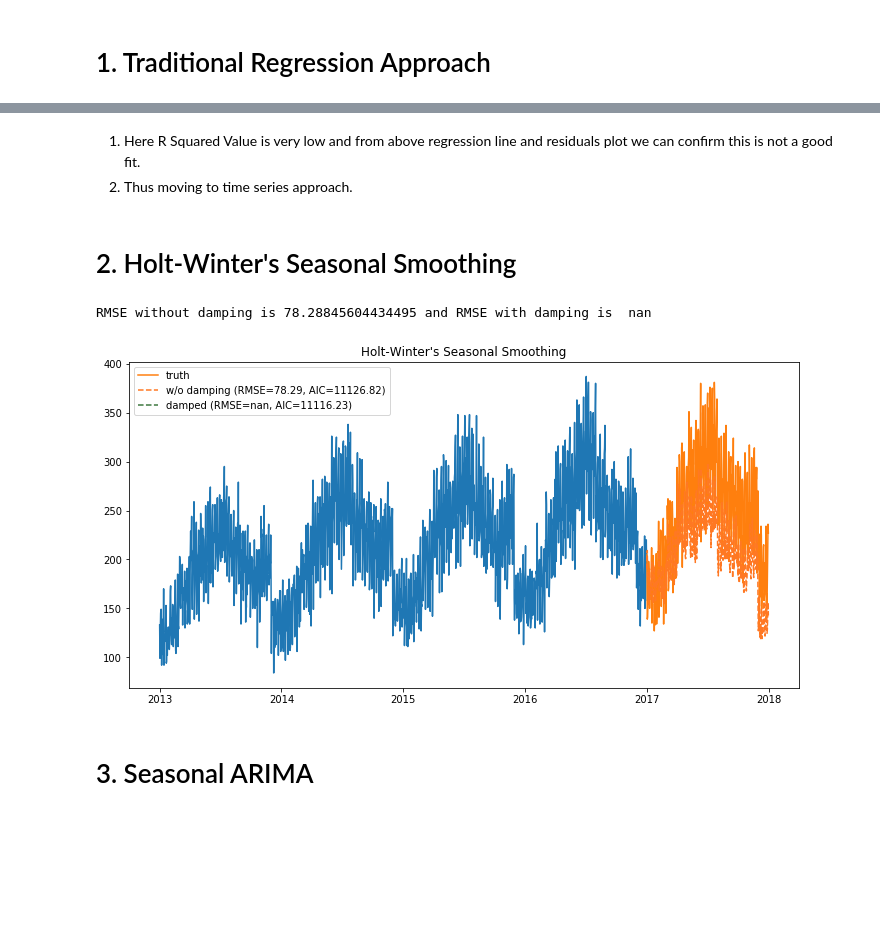
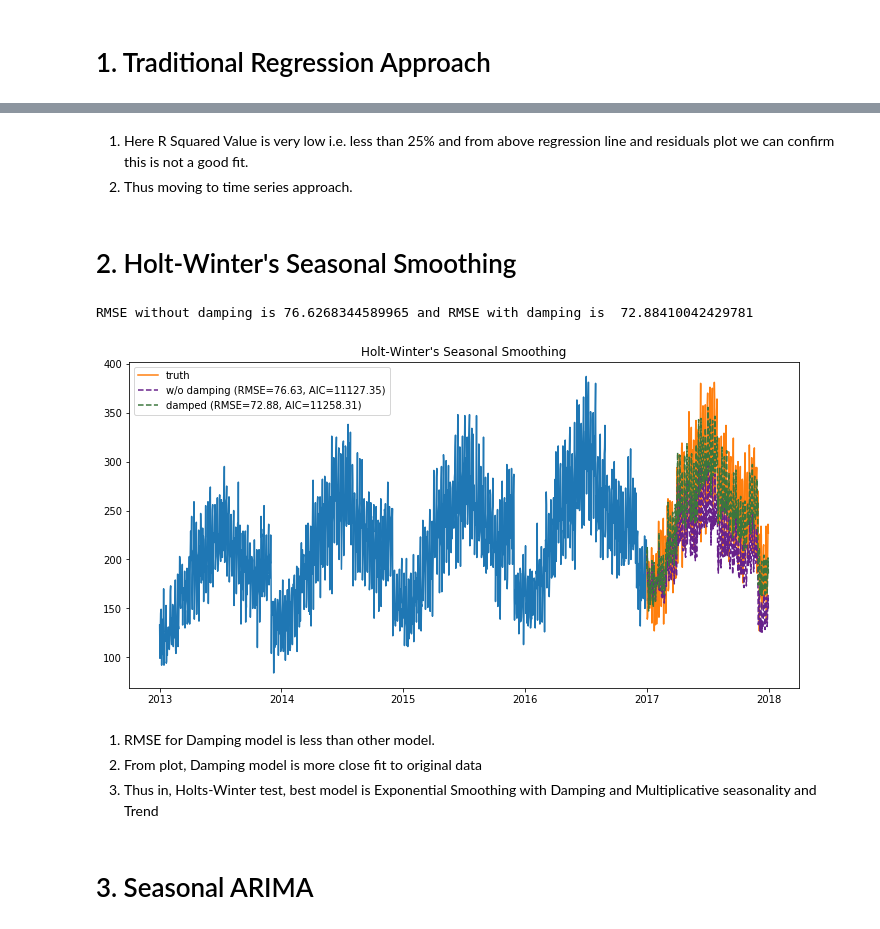
Before and after one commit to khillares/Sales-Prediction-SARIMA, a Jupyter notebook: KhillareS_SARIMA_Time_Series_Work.ipynb, the cells around one changed output, grey strips where cells are left out. Cells and saved outputs as stored; diff of their text form; code cells hidden in the pictures; blank space fills up the shorter version.

Commit message:
Sales Prediction in Seasonal Time Series

```diff
--- a/KhillareS_SARIMA_Time_Series_Work.ipynb
+++ b/KhillareS_SARIMA_Time_Series_Work.ipynb
@@ -92,0 +95,14 @@ indexedDataset.plot(figsize=(12,3));
+# %%
+#Rolling Statistics over period of 365 days
+RolMean=Stat_Check.rolling(window=365).mean()
+RolStd=Stat_Check.rolling(window=365).std()
+rcParams['figure.figsize']=15,8
+#print(RolMean,RolStd)
+
+#Plotting ROlling Statistics
+Original=plt.plot(Stat_Check, color='blue', label='Original')
+Mean=plt.plot(RolMean, color='red', label='Rolling Mean')
+Std=plt.plot(RolStd, color='Black', label='Rolling Standard Deviation')
+plt.legend(loc='best')
+plt.title('Rolling Mean and Standard Deviation')
+plt.show(block=False)
@@ -153,7 +174,7 @@ Warnings:
 strong multicollinearity or other numerical problems.
 [figure]
 # %% [markdown]
-1. Here R Squared Value is very low and from above regression line and residuals plot we can confirm this is not a good fit.
+1. Here R Squared Value is very low i.e. less than 25% and from above regression line and residuals plot we can confirm this is not a good fit.
 2. Thus moving to time series approach.
 # %% [markdown]
 # 2. Holt-Winter's Seasonal Smoothing
@@ -161,7 +182,8 @@ strong multicollinearity or other numerical problems.
 from statsmodels.tsa.holtwinters import ExponentialSmoothing
 
 #Model 1: Calculation of seasonality over year
-model = ExponentialSmoothing(train, trend="add", seasonal="add", seasonal_periods=365)
+#Additive Trend
+model = ExponentialSmoothing(train, trend="mul", seasonal="add", seasonal_periods=365)
 fit = model.fit()
 
 #Predicting for next 1 year and matching that with our test set.
@@ -169,8 +191,11 @@ pred = fit.forecast(365)
 #Model 1 RMSE
 sse1 = np.sqrt(np.mean(np.square(test.values - pred.values)))
 
-#Model 2: Calculation of seasonality over year
-model2 = ExponentialSmoothing(train, trend="add", seasonal="add", seasonal_periods=365, damped=True)
+
+#Model 2: Calculation of seasonality over year by damping
+#Multiplicative Trend and Season
+#As there is very small linear increase in trend, using damping model to incorporate that trend.
+model2 = ExponentialSmoothing(train, trend="mul", seasonal="mul", seasonal_periods=365, damped=True)
 fit2 = model2.fit()
 #Predicting for next 1 year and matching that with our test set.
 pred2 = fit2.forecast(365)
@@ -179,20 +204,24 @@ sse2 = np.sqrt(np.mean(np.square(test.values - pred2.values)))
 # %%
 print('RMSE without damping is', sse1, 'and RMSE with damping is ', sse2)
 # %% [output]
-RMSE without damping is 78.28845604434495 and RMSE with damping is  nan
+RMSE without damping is 76.6268344589965 and RMSE with damping is  72.88410042429781
 # %%
 fig, ax = plt.subplots(figsize=(12, 6))
 #Training Analysis
 ax.plot(train.index, train.values);
 
 #Test Data Analysis
 ax.plot(test.index, test.values, label='truth');
-ax.plot(test.index, pred, linestyle='--', color='#ff7823', label="w/o damping (RMSE={:0.2f}, AIC={:0.2f})".format(sse1, fit.aic));
+ax.plot(test.index, pred, linestyle='--', color='#68228B', label="w/o damping (RMSE={:0.2f}, AIC={:0.2f})".format(sse1, fit.aic));
 ax.plot(test.index, pred2, linestyle='--', color='#3c763d', label="damped (RMSE={:0.2f}, AIC={:0.2f})".format(sse2, fit2.aic));
 ax.legend();
 ax.set_title("Holt-Winter's Seasonal Smoothing");
 # %% [output]
-[figure, old version]
+[figure, new version]
+# %% [markdown]
+1. RMSE for Damping model is less than other model.
+2. From plot, Damping model is more close fit to original data
+3. Thus in, Holts-Winter test, best model is Exponential Smoothing with Damping and Multiplicative seasonality and Trend
 # %% [markdown]
 # 3. Seasonal ARIMA
 # %%
```
Also changed, not shown: parts of 5 cells of this notebook.
